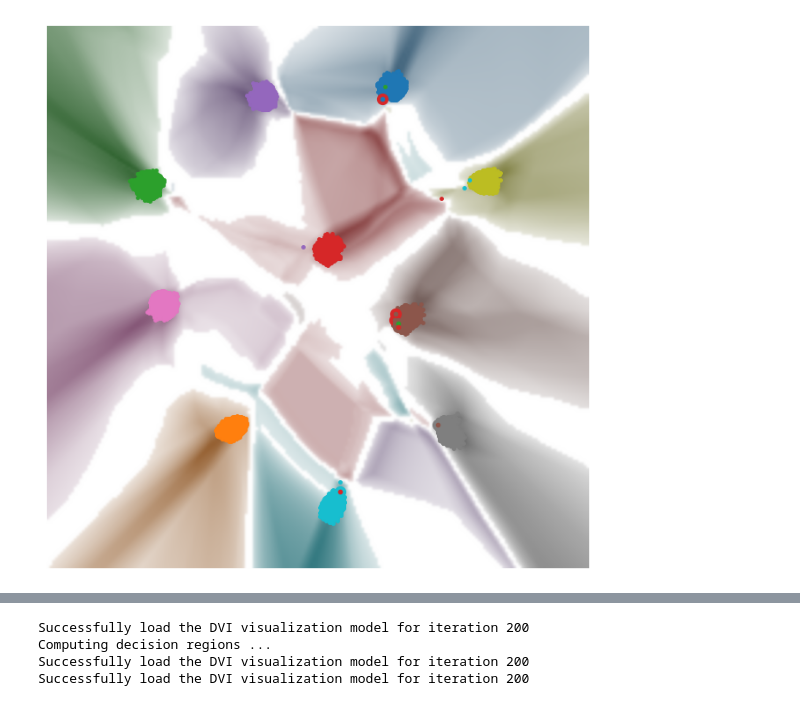
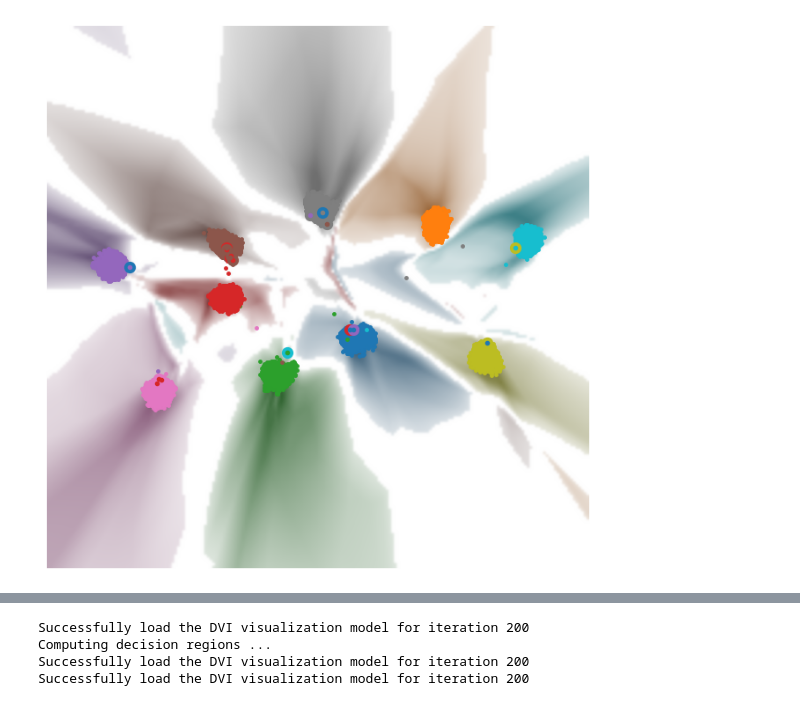
Before and after one commit to Yvonnefanf/ContraVis, a Jupyter notebook: case_study/backdoor/backdoor.ipynb, the cells around one changed output, grey strips where cells are left out. Cells and saved outputs as stored; diff of their text form; code cells hidden in the pictures.

```diff
--- a/case_study/backdoor/backdoor.ipynb
+++ b/case_study/backdoor/backdoor.ipynb
@@ -58,8 +58,8 @@ EPOCH_START = config["EPOCH_START"]
 EPOCH_END = config["EPOCH_END"]
 EPOCH_PERIOD = config["EPOCH_PERIOD"]
 
-EPOCH_START = 200
-EPOCH_END = 200
+EPOCH_START = 150
+EPOCH_END = 150
 EPOCH_PERIOD = 1
 
 # Training parameter (subject model)
@@ -115,7 +115,7 @@ umap_loss_fn = UmapLoss(negative_sample_rate, DEVICE, _a, _b, repulsion_strength
 recon_loss_fn = ReconstructionLoss(beta=1.0)
 single_loss_fn = SingleVisLoss(umap_loss_fn, recon_loss_fn, lambd=LAMBDA1)
 # Define Projector
-projector = ContraProjector(vis_model=model, content_path='./Contravis.pth', vis_model_name=VIS_MODEL_NAME, device=DEVICE)
+projector = ContraProjector(vis_model=model, content_path='/home/yifan/dataset/clean/pairflip/cifar10/0/Model/Epoch_{}//Contravis.pth'.format(EPOCH_START), vis_model_name=VIS_MODEL_NAME, device=DEVICE)
 
 ########################################################################################################################
 #                                                      VISUALIZATION                                                   #
@@ -145 +140 @@ Successfully load the DVI visualization model for iteration 200
-[figure, old version]
+[figure, new version]
```
Also changed, not shown: parts of 2 cells of this notebook, 5 other files.
